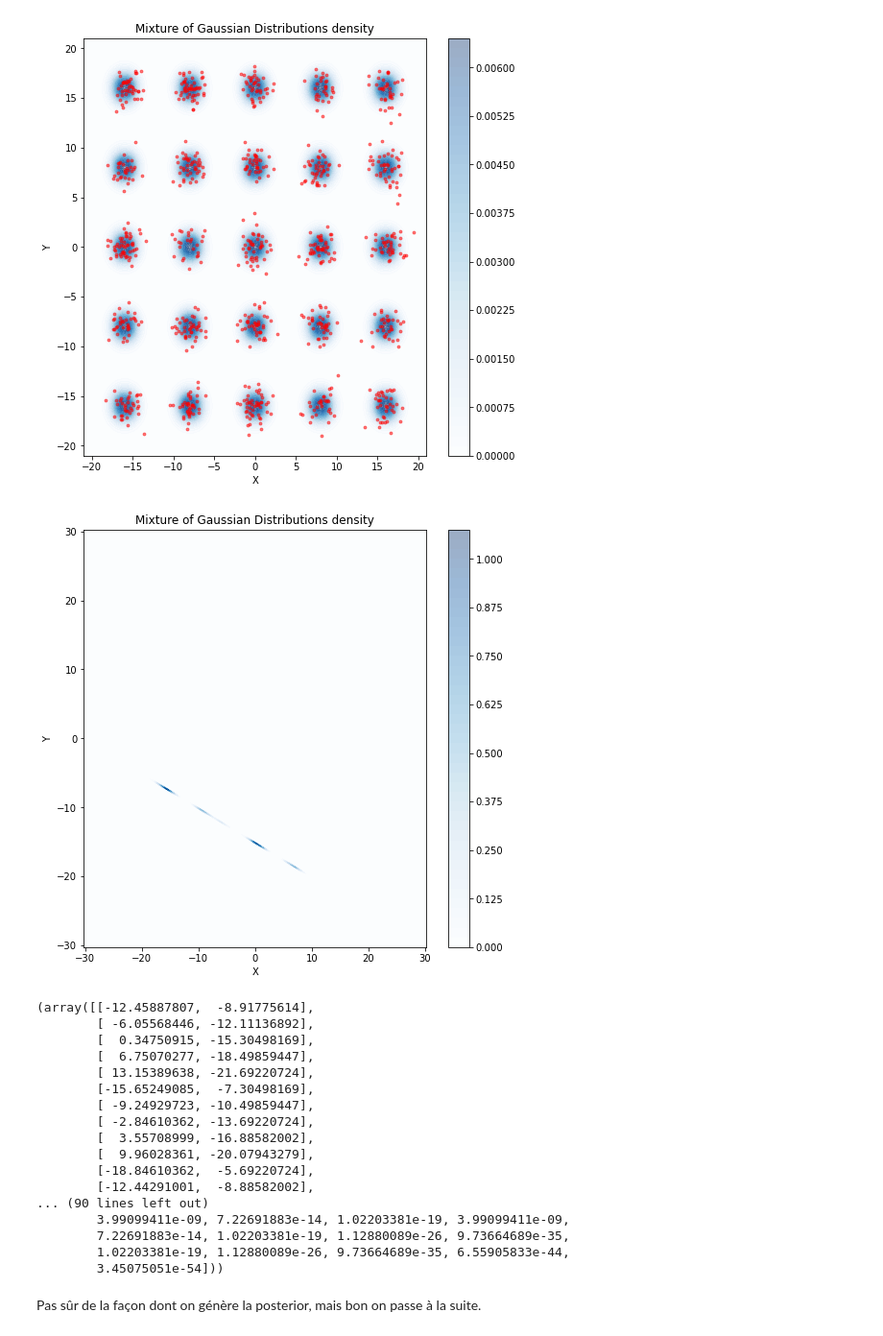
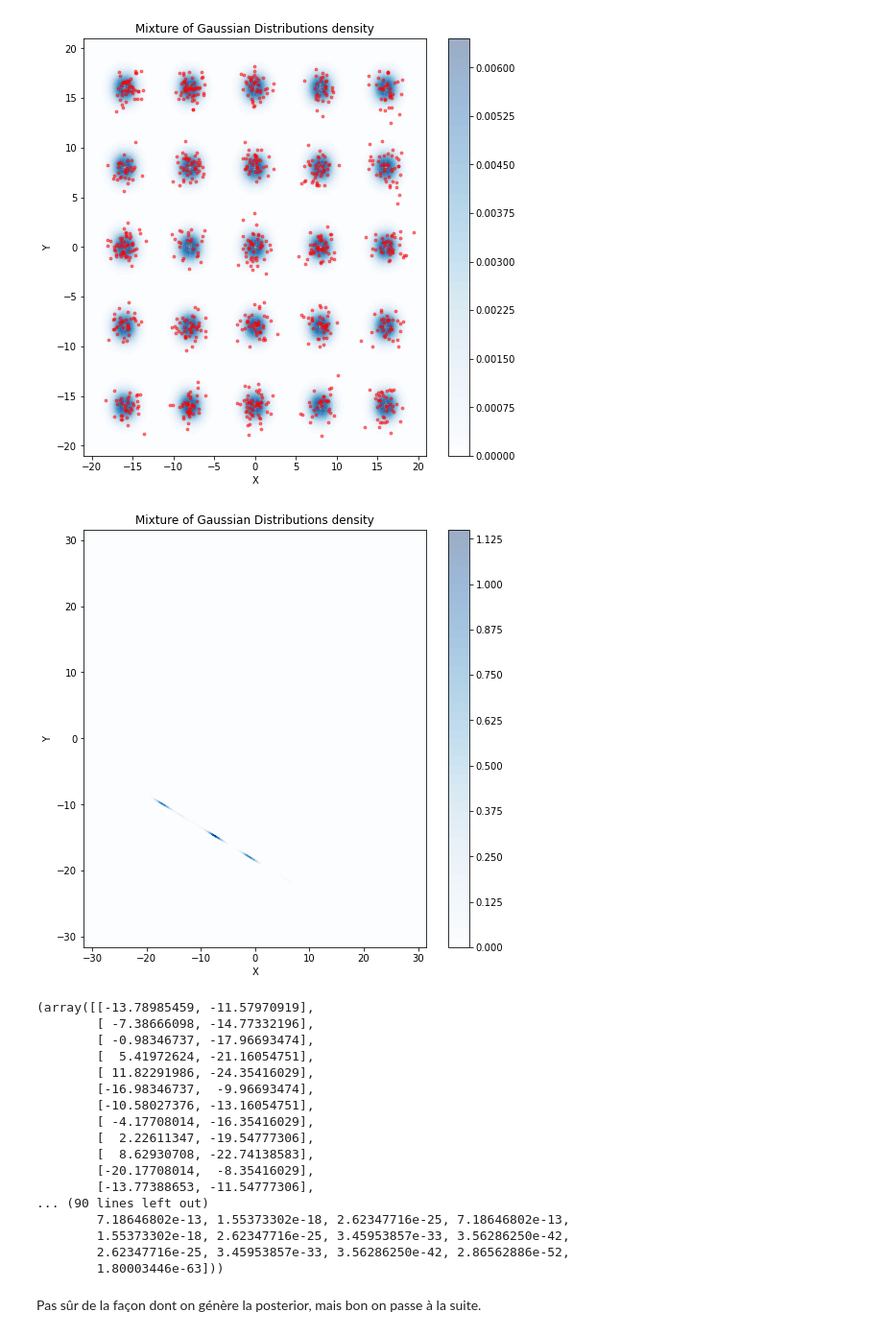
Before and after one commit to PyTomSss/Research_Project-Imperial_College, a Jupyter notebook: Interacting Particles - MMLE/Interacting Particles MMLE - V1 dx = 2.ipynb, the cells around one changed output. Shown at 96% size. Cells and saved outputs as stored; diff of their text form; code cells hidden in the pictures.

```diff
--- a/Interacting Particles MMLE copy.ipynb
+++ b/Interacting Particles - MMLE/Interacting Particles MMLE - V1 dx = 2.ipynb
@@ -109,24 +103,26 @@ y_obs = generate_obs(x_star[0], np.array([1, 2]), 0.1)
 # %%
+x_star = sample_prior(1, centers_prior, covariances_prior, weights_prior)
+y_obs = generate_obs(x_star, np.array([1, 2]), 0.1)
 post_params(np.array([1, 2]), 0.1, centers_prior, covariances_prior, weights_prior, y_obs, True)
 # %% [output]
-[figure, old version]
+[figure, new version]
-(array([[-12.45887807,  -8.91775614],
-        [ -6.05568446, -12.11136892],
-        [  0.34750915, -15.30498169],
-        [  6.75070277, -18.49859447],
-        [ 13.15389638, -21.69220724],
-        [-15.65249085,  -7.30498169],
-        [ -9.24929723, -10.49859447],
-        [ -2.84610362, -13.69220724],
-        [  3.55708999, -16.88582002],
-        [  9.96028361, -20.07943279],
-        [-18.84610362,  -5.69220724],
-        [-12.44291001,  -8.88582002],
+(array([[-13.78985459, -11.57970919],
+        [ -7.38666098, -14.77332196],
+        [ -0.98346737, -17.96693474],
+        [  5.41972624, -21.16054751],
+        [ 11.82291986, -24.35416029],
+        [-16.98346737,  -9.96693474],
+        [-10.58027376, -13.16054751],
+        [ -4.17708014, -16.35416029],
+        [  2.22611347, -19.54777306],
+        [  8.62930708, -22.74138583],
+        [-20.17708014,  -8.35416029],
+        [-13.77388653, -11.54777306],
 ... (90 lines left out)
-        3.99099411e-09, 7.22691883e-14, 1.02203381e-19, 3.99099411e-09,
-        7.22691883e-14, 1.02203381e-19, 1.12880089e-26, 9.73664689e-35,
-        1.02203381e-19, 1.12880089e-26, 9.73664689e-35, 6.55905833e-44,
-        3.45075051e-54]))
+        7.18646802e-13, 1.55373302e-18, 2.62347716e-25, 7.18646802e-13,
+        1.55373302e-18, 2.62347716e-25, 3.45953857e-33, 3.56286250e-42,
+        2.62347716e-25, 3.45953857e-33, 3.56286250e-42, 2.86562886e-52,
+        1.80003446e-63]))
 # %% [markdown]
 Pas sûr de la façon dont on génère la posterior, mais bon on passe à la suite.
 # %% [markdown]
```
Also changed, not shown: parts of 35 cells of this notebook, 5 other files.
